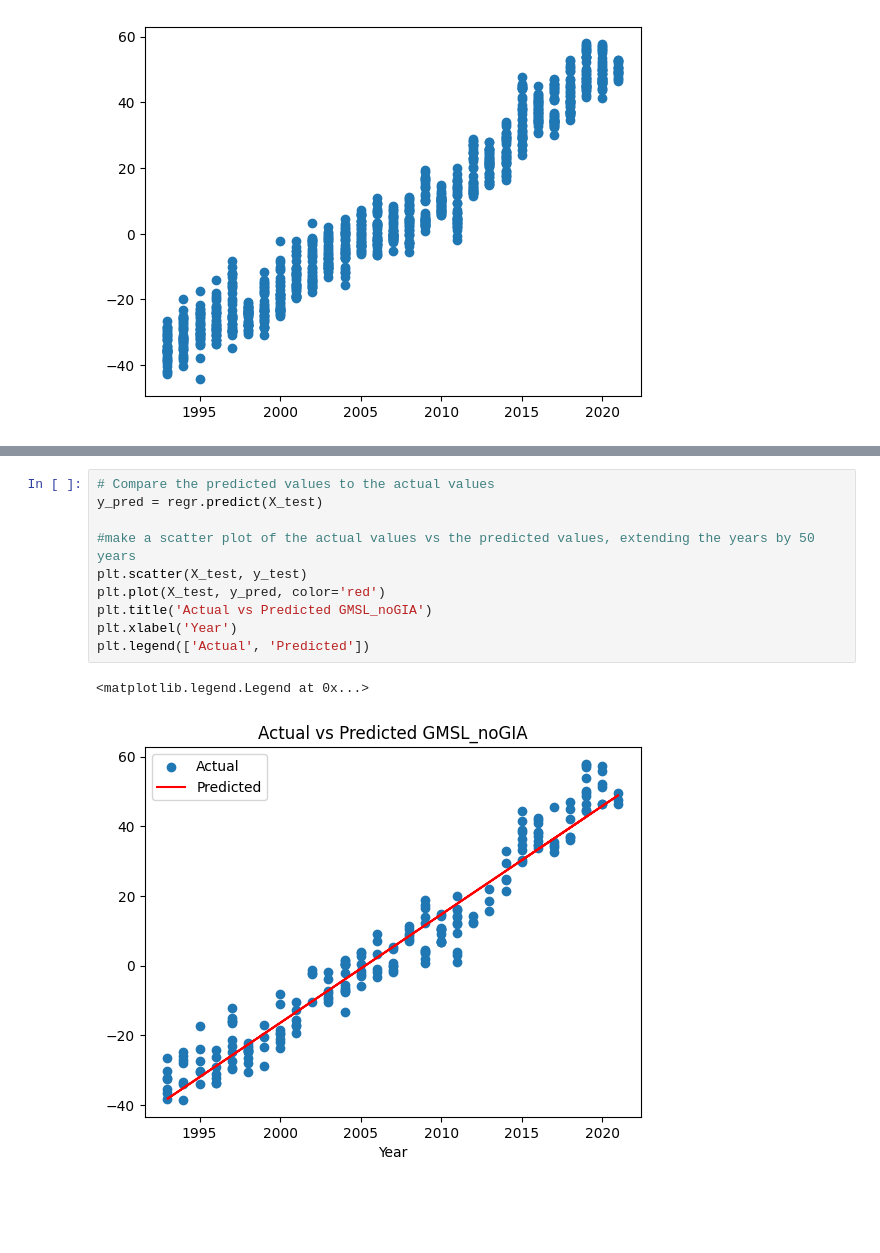
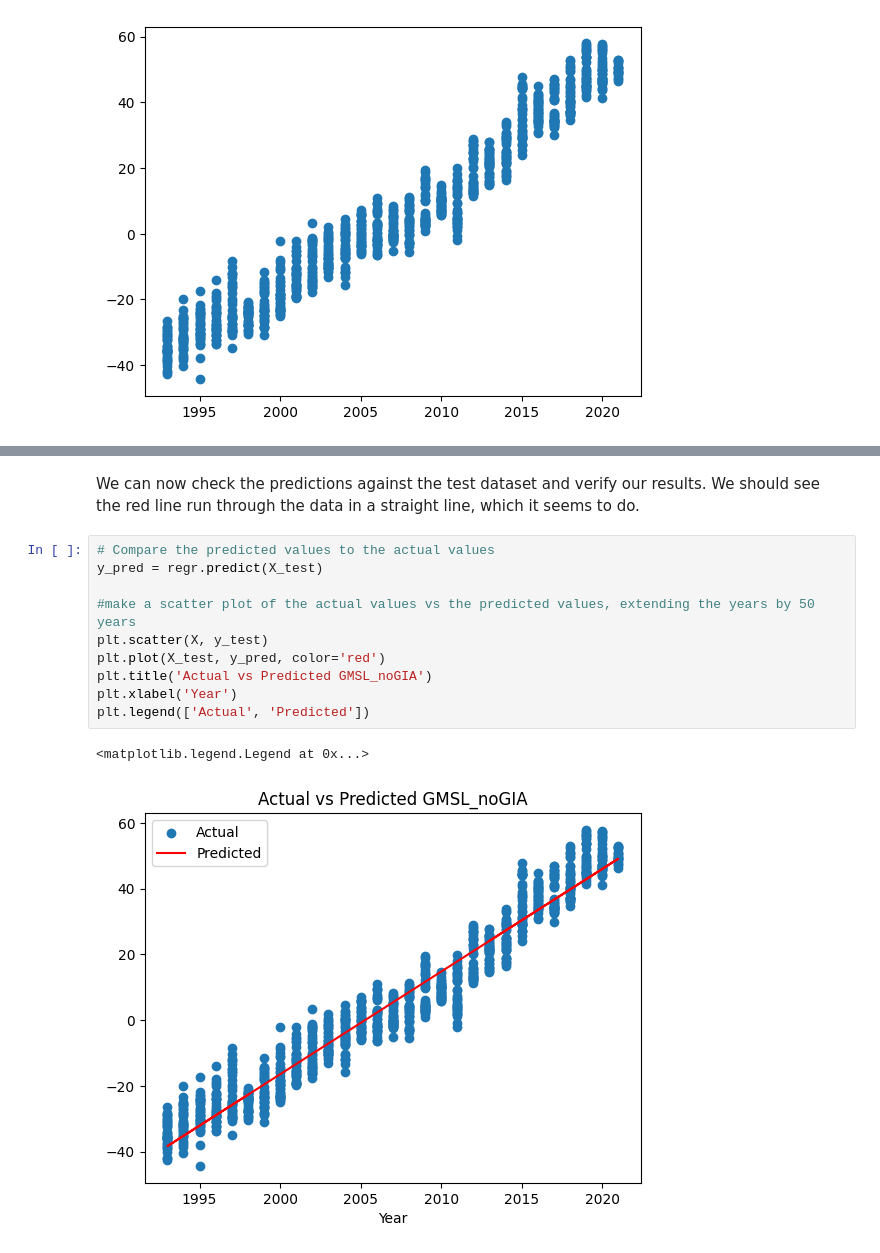
Before and after one commit to thestevenlol/DataSciML, a Jupyter notebook: sealevels/main.ipynb, the cells around one changed output, grey strips where cells are left out. Cells and saved outputs as stored; diff of their text form; blank space fills up the shorter version.

Commit message:
plot all data on last plot rather than just some.

```diff
--- a/sealevels/main.ipynb
+++ b/sealevels/main.ipynb
@@ -147,13 +151,15 @@ R^2 score: 0.9469379319868603
+# %% [markdown]
+We can now check the predictions against the test dataset and verify our results. We should see the red line run through the data in a straight line, which it seems to do.
 # %%
 # Compare the predicted values to the actual values
 y_pred = regr.predict(X_test)
 
 #make a scatter plot of the actual values vs the predicted values, extending the years by 50 years
-plt.scatter(X_test, y_test)
+plt.scatter(X, y_test)
 plt.plot(X_test, y_pred, color='red')
 plt.title('Actual vs Predicted GMSL_noGIA')
 plt.xlabel('Year')
 plt.legend(['Actual', 'Predicted'])
 # %% [output]
 <matplotlib.legend.Legend at 0x...>
-[figure, old version]
+[figure, new version]
```
Also changed, not shown: parts of 6 cells of this notebook.
